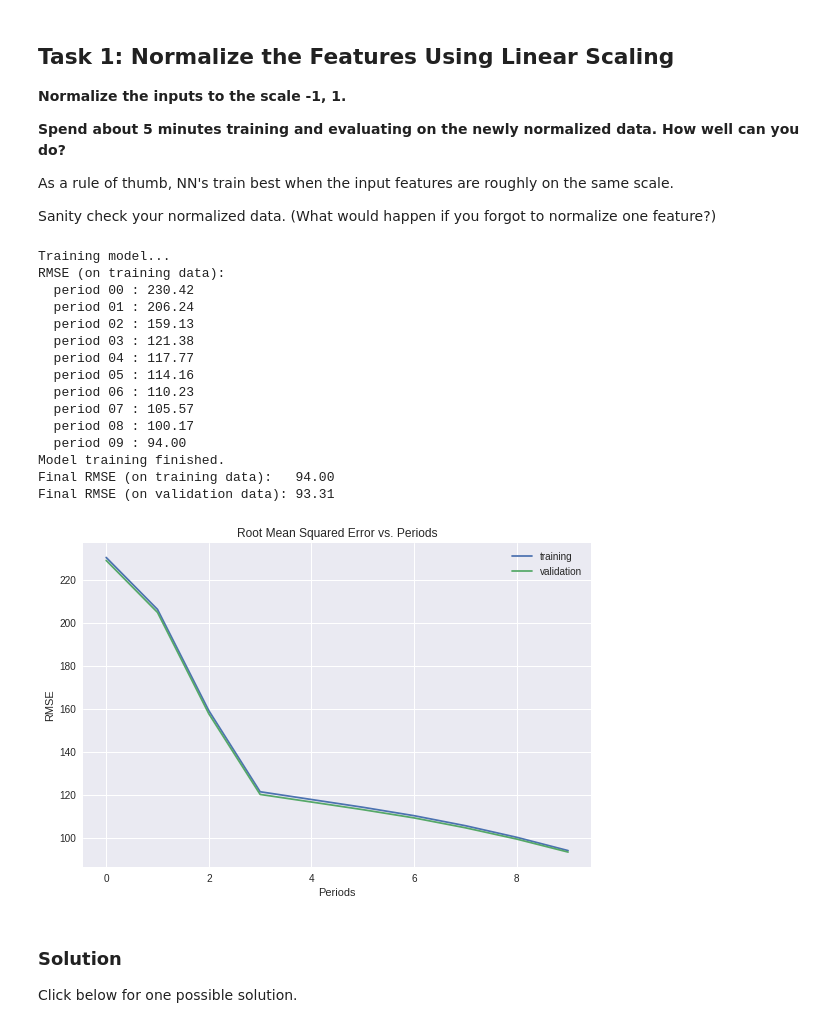
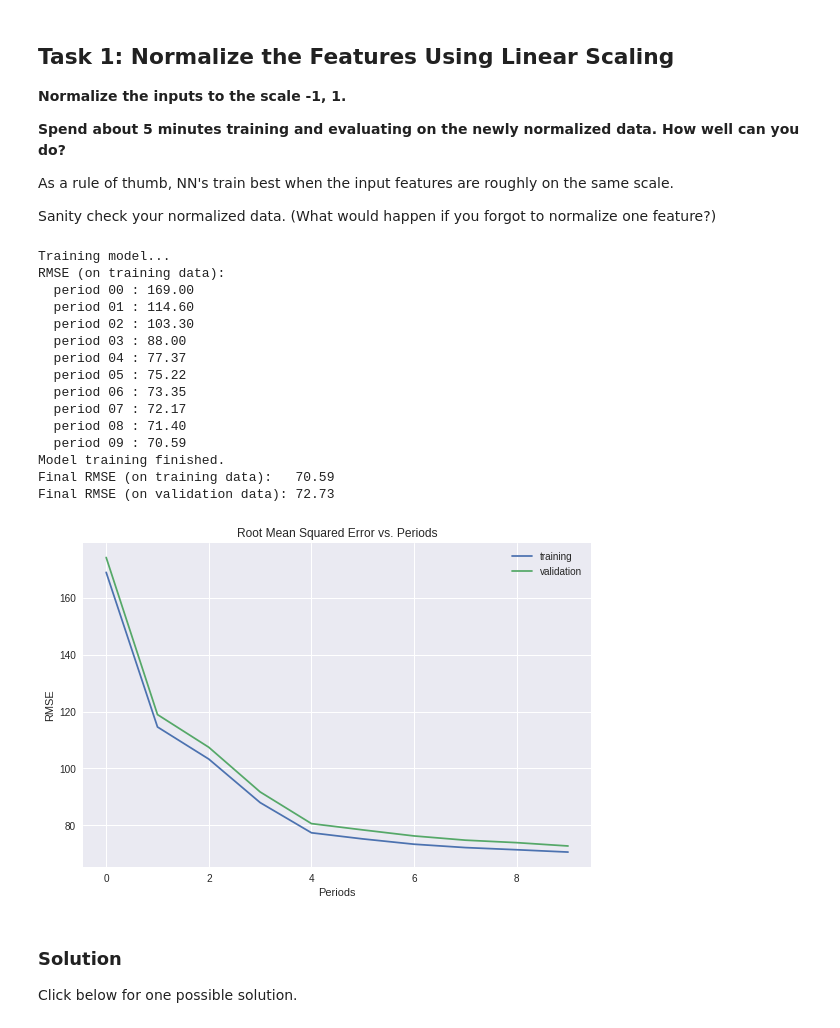
Before and after one commit to alishashaw439/Assignment-5, a Jupyter notebook: improving_neural_net_performance.ipynb, the cells around one changed output. Cells and saved outputs as stored; diff of their text form; code cells hidden in the pictures.

```diff
--- a/improving_neural_net_performance.ipynb
+++ b/improving_neural_net_performance.ipynb
@@ -347,50 +345,48 @@ Sanity check your normalized data.  (What would happen if you forgot to normaliz
 # %%
 def normalize_linear_scale(examples_dataframe):
   """Returns a version of the input `DataFrame` that has all its features normalized linearly."""
   processed_features = pd.DataFrame()
   processed_features["latitude"] = linear_scale(examples_dataframe["latitude"])
   processed_features["longitude"] = linear_scale(examples_dataframe["longitude"])
   processed_features["housing_median_age"] = linear_scale(examples_dataframe["housing_median_age"])
   processed_features["total_rooms"] = linear_scale(examples_dataframe["total_rooms"])
   processed_features["total_bedrooms"] = linear_scale(examples_dataframe["total_bedrooms"])
   processed_features["population"] = linear_scale(examples_dataframe["population"])
   processed_features["households"] = linear_scale(examples_dataframe["households"])
   processed_features["median_income"] = linear_scale(examples_dataframe["median_income"])
   processed_features["rooms_per_person"] = linear_scale(examples_dataframe["rooms_per_person"])
   return processed_features
 
-
-
 normalized_dataframe = normalize_linear_scale(preprocess_features(california_housing_dataframe))
 normalized_training_examples = normalized_dataframe.head(12000)
 normalized_validation_examples = normalized_dataframe.tail(5000)
 
 _ = train_nn_regression_model(
-    my_optimizer=tf.train.GradientDescentOptimizer(learning_rate=0.0007),
-    steps=5000,
-    batch_size=70,
+    my_optimizer=tf.train.GradientDescentOptimizer(learning_rate=0.005),
+    steps=2000,
+    batch_size=50,
     hidden_units=[10, 10],
     training_examples=normalized_training_examples,
     training_targets=training_targets,
     validation_examples=normalized_validation_examples,
     validation_targets=validation_targets)
 # %% [output]
 Training model...
 RMSE (on training data):
-  period 00 : 230.42
-  period 01 : 206.24
-  period 02 : 159.13
-  period 03 : 121.38
-  period 04 : 117.77
-  period 05 : 114.16
-  period 06 : 110.23
-  period 07 : 105.57
-  period 08 : 100.17
-  period 09 : 94.00
+  period 00 : 169.00
+  period 01 : 114.60
+  period 02 : 103.30
+  period 03 : 88.00
+  period 04 : 77.37
+  period 05 : 75.22
+  period 06 : 73.35
+  period 07 : 72.17
+  period 08 : 71.40
+  period 09 : 70.59
 Model training finished.
-Final RMSE (on training data):   94.00
-Final RMSE (on validation data): 93.31
+Final RMSE (on training data):   70.59
+Final RMSE (on validation data): 72.73
-[figure, old version]
+[figure, new version]
 # %% [markdown]
 ### Solution
 
```
Also changed, not shown: parts of 12 cells of this notebook.
